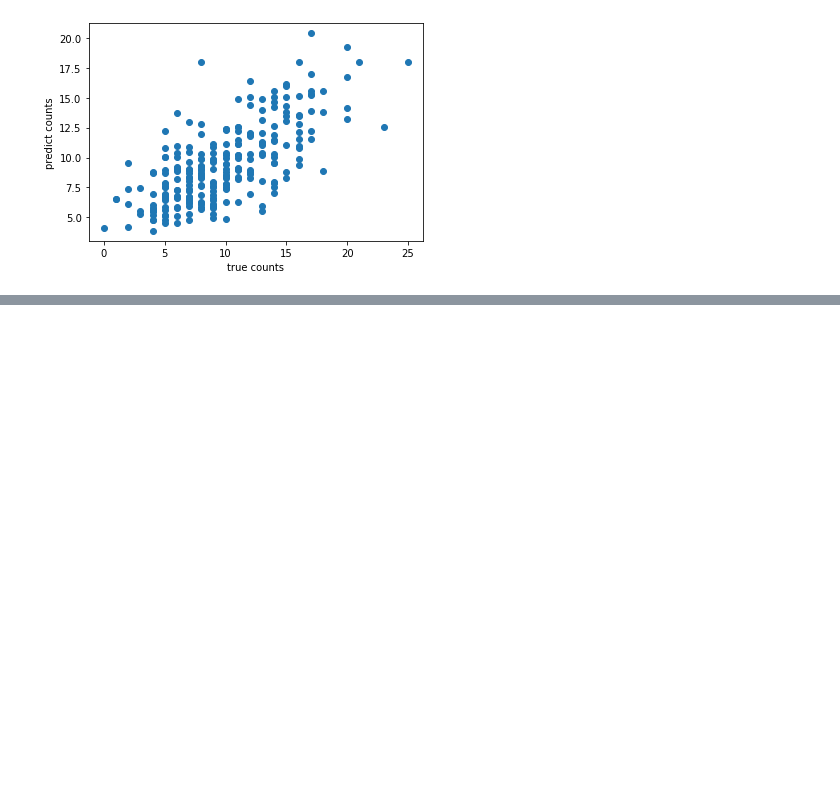
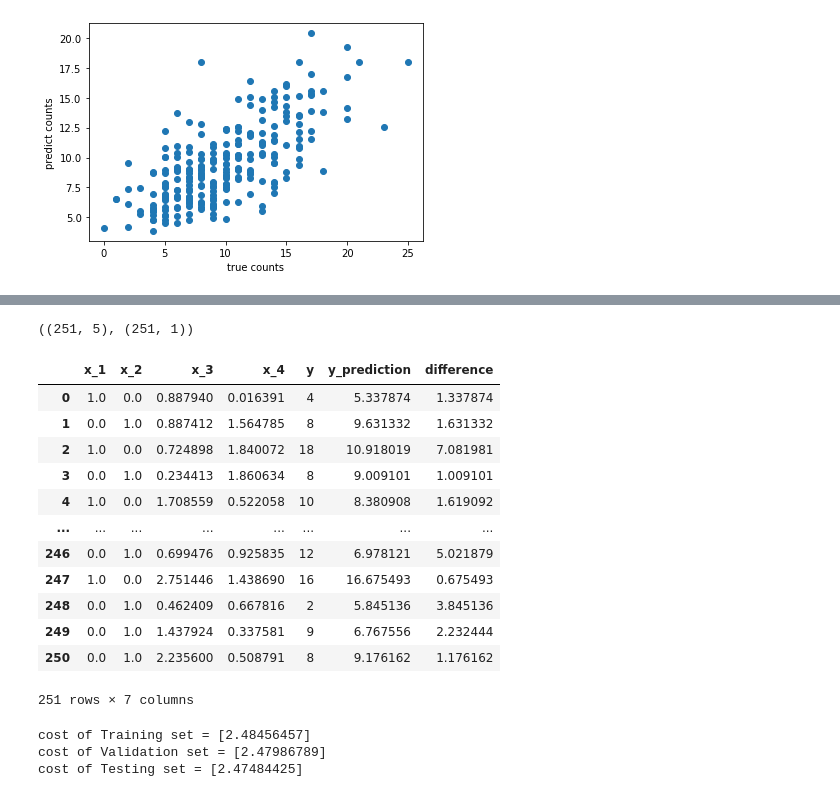
Before and after one commit to sagar27012001/CS229, a Jupyter notebook: Poisson Regression for Website Traffic Calculation .ipynb, the cells around one changed output, grey strips where cells are left out. Drawn from its saved outputs; the diff is of its cells as text; code cells hidden in the pictures; blank space fills up the shorter version.

```diff
--- a/Poisson Regression for Website Traffic Calculation .ipynb
+++ b/Poisson Regression for Website Traffic Calculation .ipynb
@@ -135,3 +135,5 @@ plt.ylabel('predict counts')
 # %% [output]
 Text(0, 0.5, 'predict counts')
 [figure]
+# %%
+df_test = pd.read_csv("test.csv")
@@ -137,0 +156,35 @@ Text(0, 0.5, 'predict counts')
+# %%
+x_test = np.hstack((np.ones((df_test.shape[0],1)),df_test[["x_1"]].to_numpy(),df_test[["x_2"]].to_numpy(),df_test[["x_3"]].to_numpy(),df_test[["x_4"]].to_numpy()))
+y_test = df_test[["y"]].to_numpy()
+# %%
+x_test.shape,y_test.shape
+# %% [output]
+((251, 5), (251, 1))
+# %%
+df_test["y_prediction"] = np.exp(x_test @ theta_final)
+# %%
+df_test["difference"] = abs(df_test["y"] - df_test["y_prediction"])
+# %%
+df_test
+# %% [output]
+|  | x_1 | x_2 | x_3 | x_4 | y | y_prediction | difference |
+| 0 | 1.0 | 0.0 | 0.887940 | 0.016391 | 4 | 5.337874 | 1.337874 |
+| 1 | 0.0 | 1.0 | 0.887412 | 1.564785 | 8 | 9.631332 | 1.631332 |
+| 2 | 1.0 | 0.0 | 0.724898 | 1.840072 | 18 | 10.918019 | 7.081981 |
+| 3 | 0.0 | 1.0 | 0.234413 | 1.860634 | 8 | 9.009101 | 1.009101 |
+| 4 | 1.0 | 0.0 | 1.708559 | 0.522058 | 10 | 8.380908 | 1.619092 |
+| ... | ... | ... | ... | ... | ... | ... | ... |
+| 246 | 0.0 | 1.0 | 0.699476 | 0.925835 | 12 | 6.978121 | 5.021879 |
+| 247 | 1.0 | 0.0 | 2.751446 | 1.438690 | 16 | 16.675493 | 0.675493 |
+| 248 | 0.0 | 1.0 | 0.462409 | 0.667816 | 2 | 5.845136 | 3.845136 |
+| 249 | 0.0 | 1.0 | 1.437924 | 0.337581 | 9 | 6.767556 | 2.232444 |
+| 250 | 0.0 | 1.0 | 2.235600 | 0.508791 | 8 | 9.176162 | 1.176162 |
+251 rows × 7 columns
+# %%
+print(f"cost of Training set = {cost(x,y,theta_final)}")
+print(f"cost of Validation set = {cost(x_valid,y_valid,theta_final)}")
+print(f"cost of Testing set = {cost(x_test,y_test,theta_final)}")
+# %% [output]
+cost of Training set = [2.48456457]
+cost of Validation set = [2.47986789]
+cost of Testing set = [2.47484425]
```
Also changed, not shown: parts of 1 cell of this notebook.
